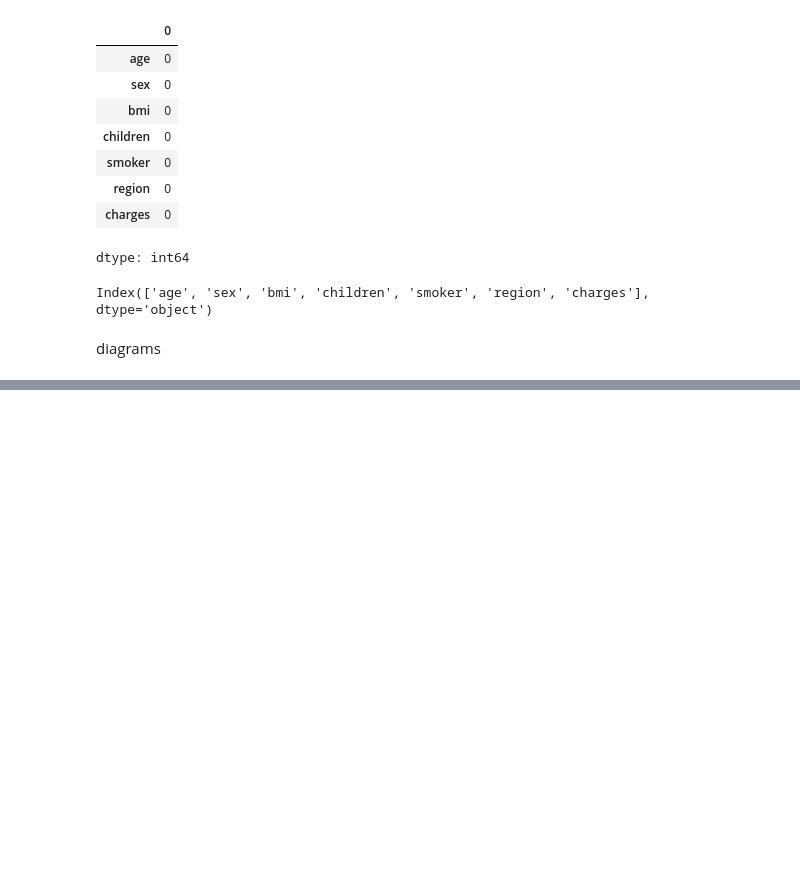
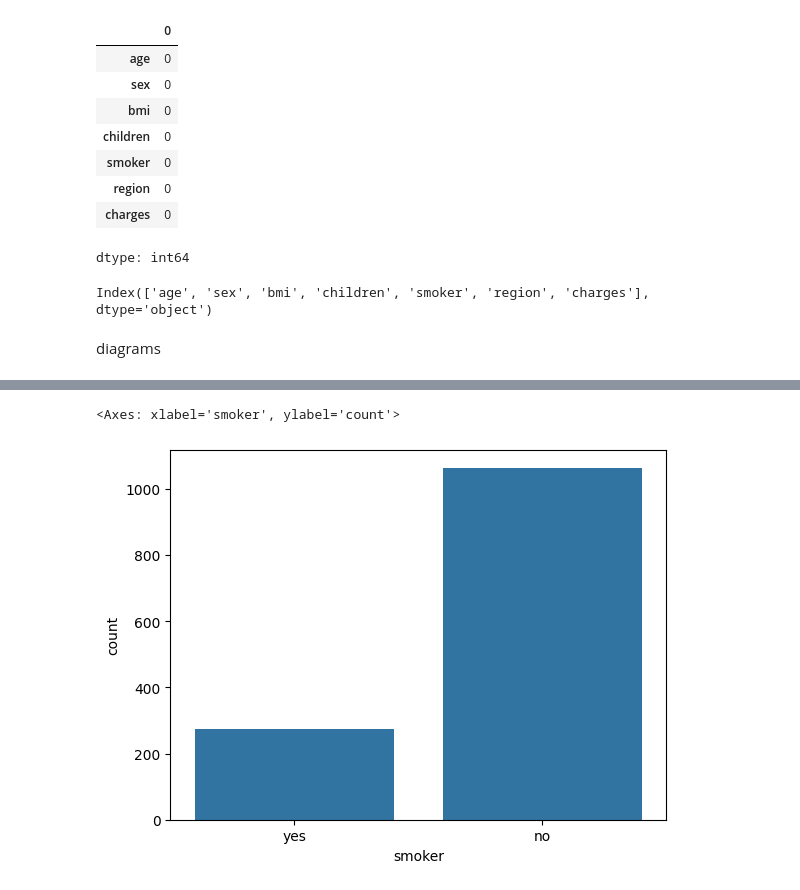
Before and after one commit to ManabBiswas/Machine-Learning, a Jupyter notebook: ML_ project_1/insurance.ipynb, the cells around one changed output, grey strips where cells are left out. Cells and saved outputs as stored; diff of their text form; code cells hidden in the pictures; blank space fills up the shorter version.

```diff
--- a/ML_ project_1/insurance.ipynb
+++ b/ML_ project_1/insurance.ipynb
@@ -124,0 +130,5 @@ for col in numeric_columns:
+# %%
+sns.countplot(x = df['smoker'])
+# %% [output]
+<Axes: xlabel='smoker', ylabel='count'>
+[figure, added]
```
Also changed, not shown: parts of 5 cells of this notebook.
